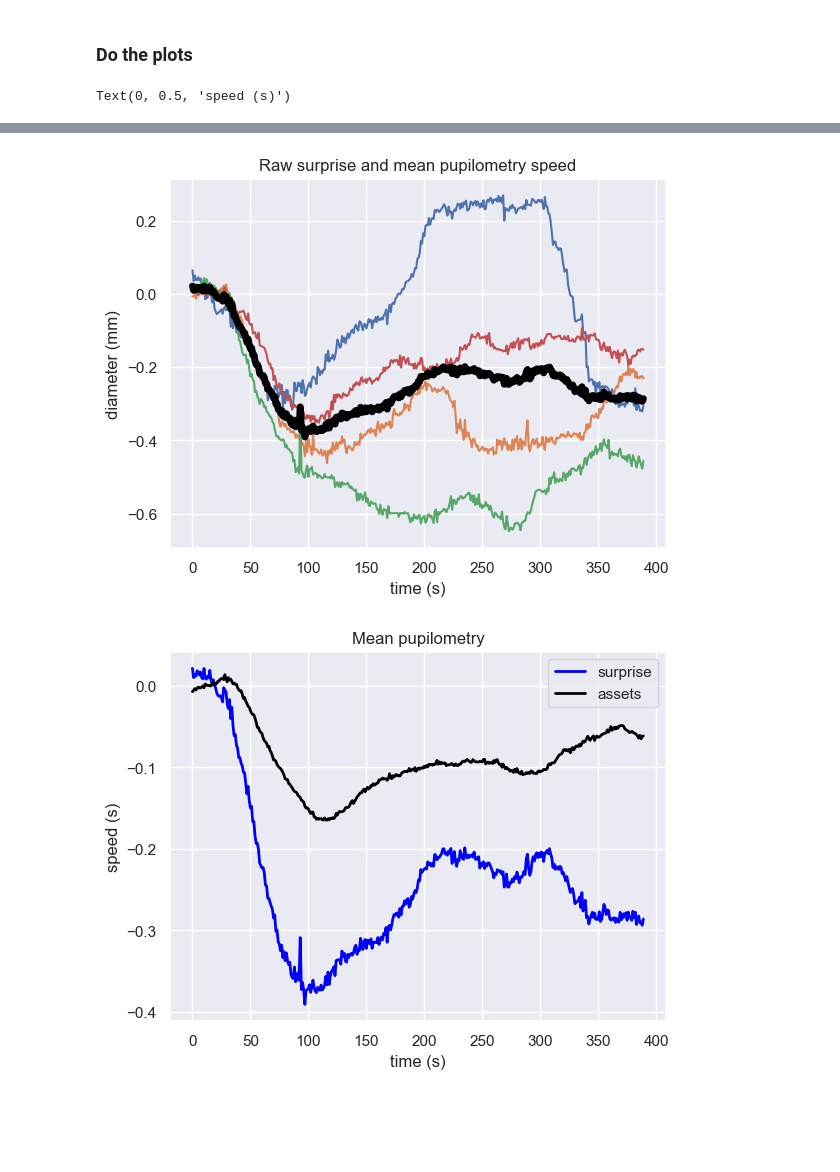
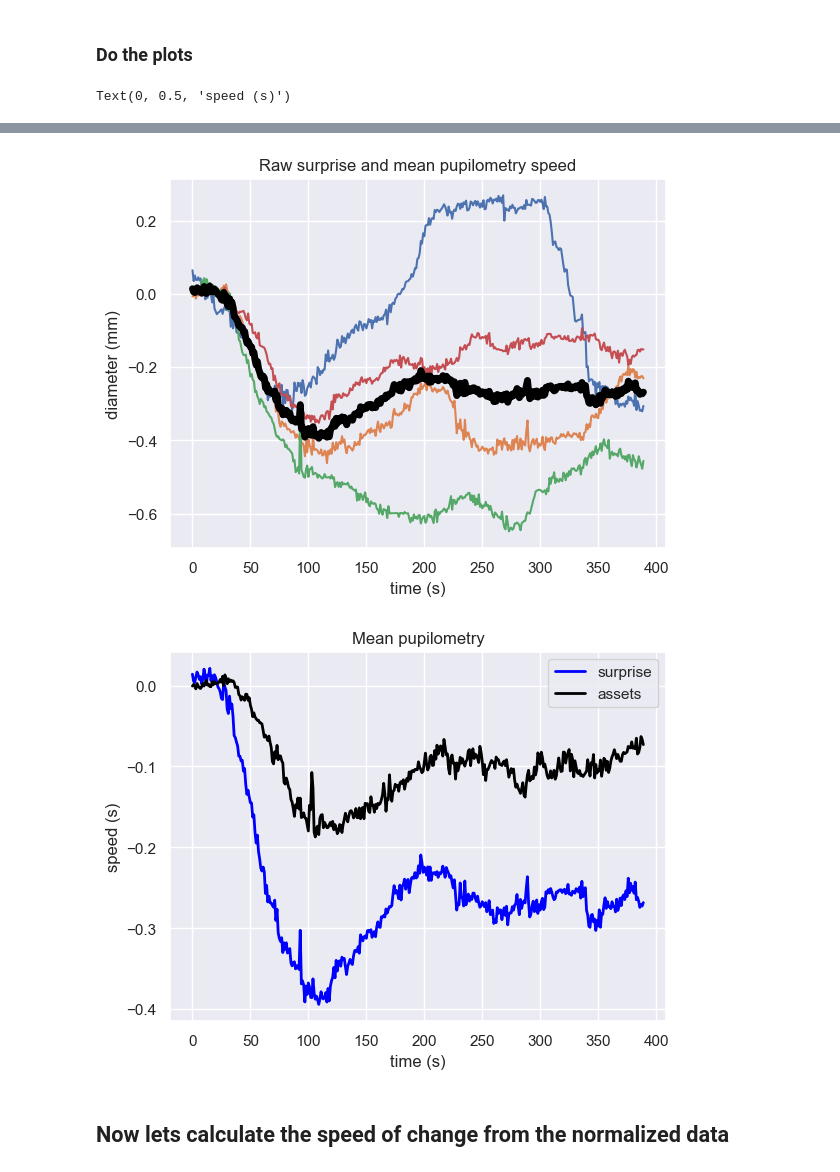
Before and after one commit to Rockyneuron/pupil_labs_analysis, a Jupyter notebook: analysis/pupillometry_analysis_2.ipynb, the cells around one changed output, grey strips where cells are left out. Drawn from its saved outputs; the diff is of its cells as text; code cells hidden in the pictures; blank space fills up the shorter version.

```diff
--- a/analysis/pupillometry_analysis_2.ipynb
+++ b/analysis/pupillometry_analysis_2.ipynb
@@ -199,7 +256,7 @@ window=range(10,400)
 mat=pupil_events_matrix
 fig, ax=plt.subplots(1,1)
 ax.plot(mat[window])
-ax.plot(np.mean(mat[window,:],axis=1),linewidth=5,color='black')
+ax.plot(np.median(mat[window,:],axis=1),linewidth=5,color='black')
 # ax.legend([images,'assets mean'])
 ax.set_title('Raw assets and mean pupilometry speed')
 ax.set_xlabel('time (s)')
@@ -209,15 +266,15 @@ ax.set_ylabel('diameter(mm)')
 mat=pupil_surprise_matrix
 fig, ax=plt.subplots(1,1)
 ax.plot(mat[window,:])
-ax.plot(np.mean(mat[window,:],axis=1),linewidth=5,color='black')
+ax.plot(np.median(mat[window,:],axis=1),linewidth=5,color='black')
 ax.set_title('Raw surprise and mean pupilometry speed')
 ax.set_xlabel('time (s)')
 ax.set_ylabel('diameter (mm)')
 
 
 fig, ax=plt.subplots(1,1)
-ax.plot(np.mean(pupil_surprise_matrix[window,:],axis=1),linewidth=2,color='blue')
-ax.plot(np.mean(pupil_events_matrix[window,:],axis=1),linewidth=2,color='black')
+ax.plot(np.median(pupil_surprise_matrix[window,:],axis=1),linewidth=2,color='blue')
+ax.plot(np.median(pupil_events_matrix[window,:],axis=1),linewidth=2,color='black')
 
 ax.legend(['surprise','assets'])
 ax.set_title('Mean pupilometry')
@@ -229,2 +286,4 @@ Text(0, 0.5, 'speed (s)')
-[figure, old version]
+[figure, new version]
-[figure, old version]
+[figure, new version]
+# %% [markdown]
+## Now lets calculate the speed of change from the normalized data
```
Also changed, not shown: parts of 22 cells of this notebook, 1 other file.
